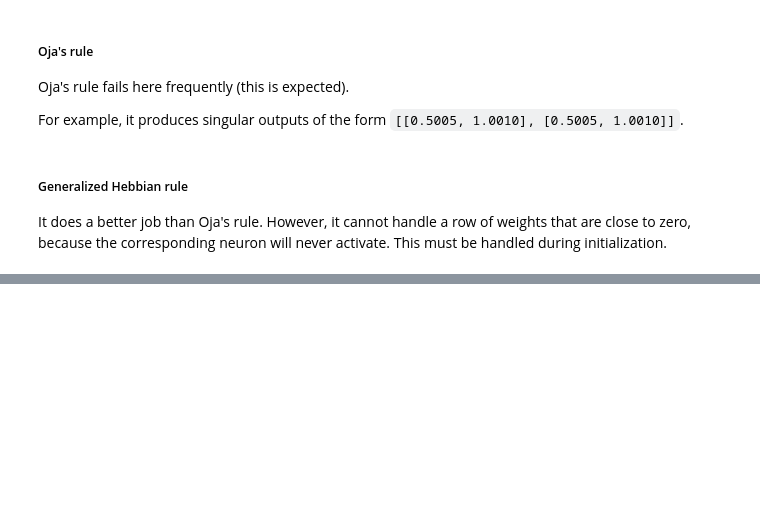
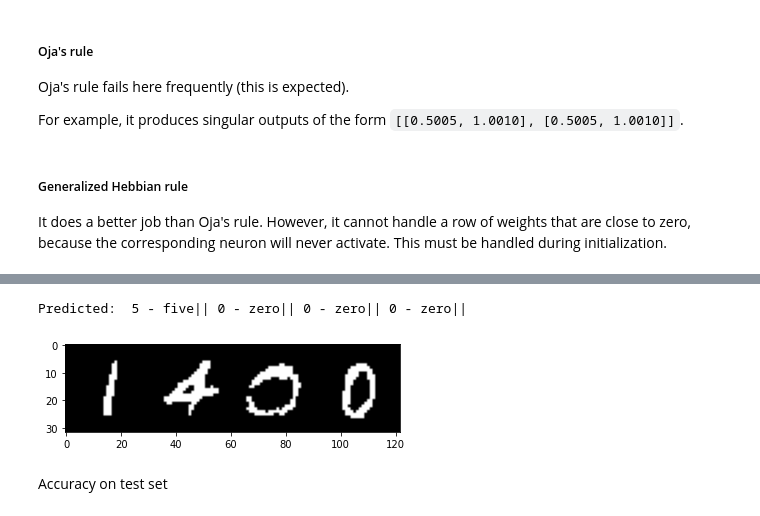
Before and after one commit to achatz64/papers, a Jupyter notebook: binary_nn/theory.ipynb, the cells around one changed output, grey strips where cells are left out. Saved outputs shown, nothing was run; the diff lists cells and outputs as text; code cells hidden in the pictures; blank space fills up the shorter version.

```diff
--- a/binary_nn/theory.ipynb
+++ b/binary_nn/theory.ipynb
@@ -1399,0 +1673,26 @@ with torch.no_grad():
+# %%
+import torch.nn as nn
+import torch.nn.functional as F
+
+
+class Net(nn.Module):
+    def __init__(self):
+        super().__init__()
+        self.conv1 = nn.Conv2d(1, 6, 5)
+        self.pool = nn.MaxPool2d(2, 2)
+        self.conv2 = nn.Conv2d(6, 12, 5)
+        self.fc1 = nn.Linear(192, 20)
+        self.fc2 = nn.Linear(20, 20)
+        self.fc3 = nn.Linear(20, 10)
+
+    def forward(self, x):
+        x = self.pool(F.relu(self.conv1(x)))
+        x = self.pool(F.relu(self.conv2(x)))
+        x = torch.flatten(x, 1) # flatten all dimensions except batch
+        x = F.relu(self.fc1(x))
+        x = F.relu(self.fc2(x))
+        x = self.fc3(x)
+        return x
+
+
+net = Net()
@@ -1399,0 +1732,15 @@ with torch.no_grad():
+# %%
+def predict(images):
+    with torch.no_grad():
+        outputs = net(images)
+        _, predicted = torch.max(outputs, 1)
+        print('Predicted: ', ' '.join(f'{trainset.classes[predicted[j]]:5s}||'
+                                        for j in range(4)))
+        imshow(images)
+# %%
+predict(images)
+# %% [output]
+Predicted:  5 - five|| 0 - zero|| 0 - zero|| 0 - zero||
+[figure, added]
+# %% [markdown]
+Accuracy on test set
```
Also changed, not shown: parts of 60 cells of this notebook.
